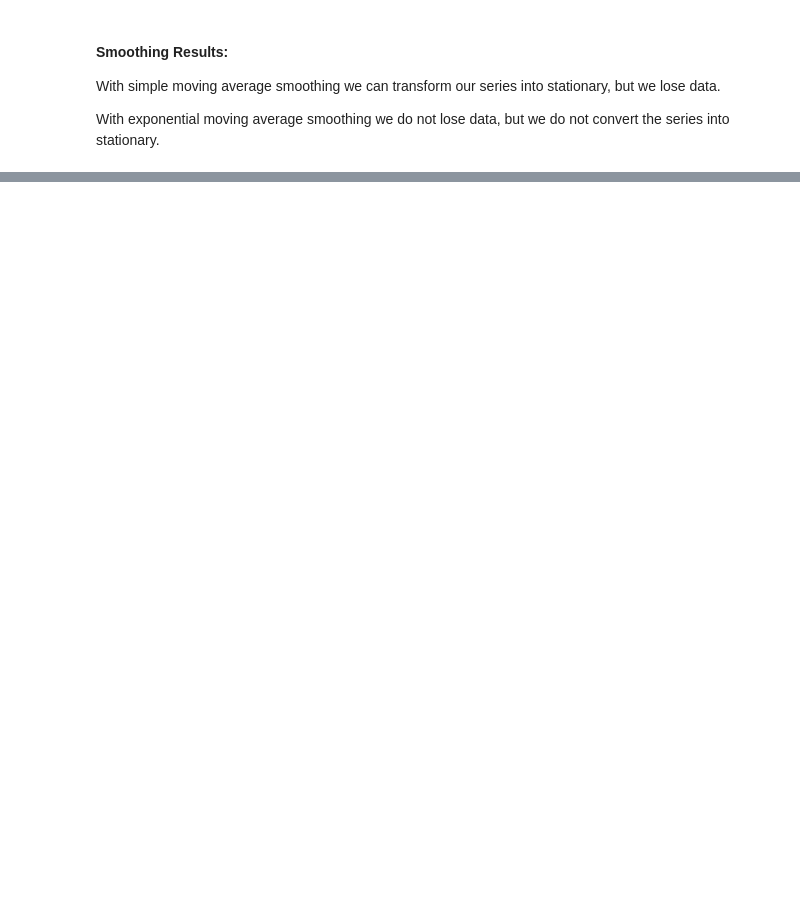
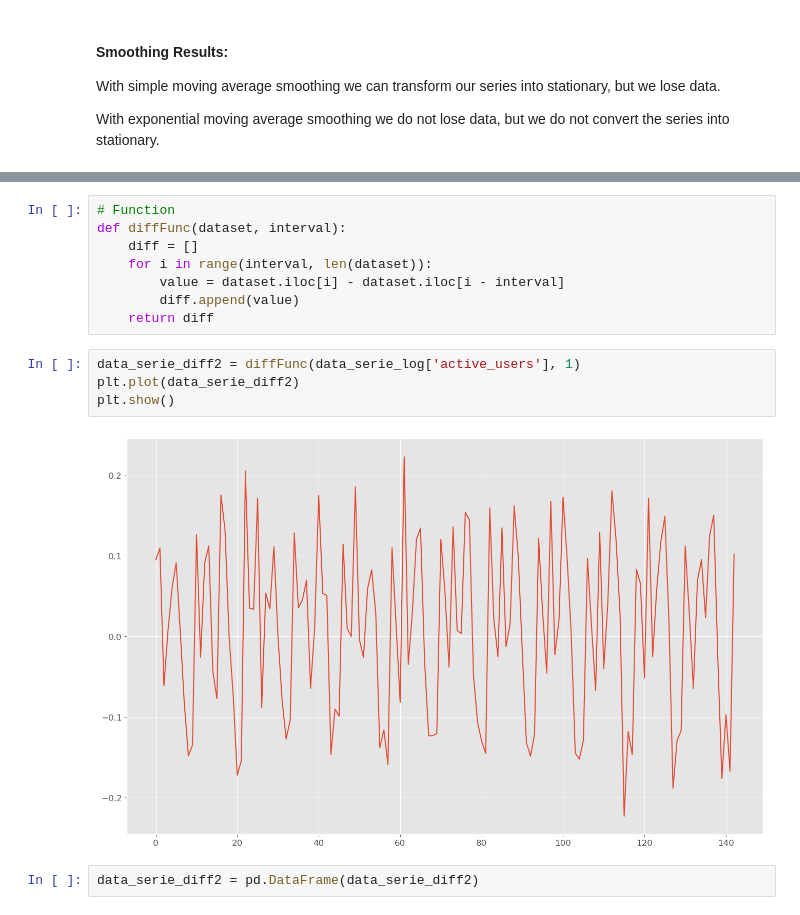
Before and after one commit to jaquelinesfernandes/Predicting_ActiveUsers_TimeSeries, a Jupyter notebook: project_activeusers.ipynb, the cells around one changed output, grey strips where cells are left out. Drawn from its saved outputs; the diff is of its cells as text; blank space fills up the shorter version.

```diff
--- a/project_activeusers.ipynb
+++ b/project_activeusers.ipynb
@@ -703,0 +902,16 @@ With exponential moving average smoothing we do not lose data, but we do not con
+# %%
+# Function
+def diffFunc(dataset, interval):
+    diff = []
+    for i in range(interval, len(dataset)):
+        value = dataset.iloc[i] - dataset.iloc[i - interval]
+        diff.append(value)
+    return diff
+# %%
+data_serie_diff2 = diffFunc(data_serie_log['active_users'], 1)
+plt.plot(data_serie_diff2)
+plt.show()
+# %% [output]
+[figure, added]
+# %%
+data_serie_diff2 = pd.DataFrame(data_serie_diff2)
```
Also changed, not shown: parts of 39 cells of this notebook.
